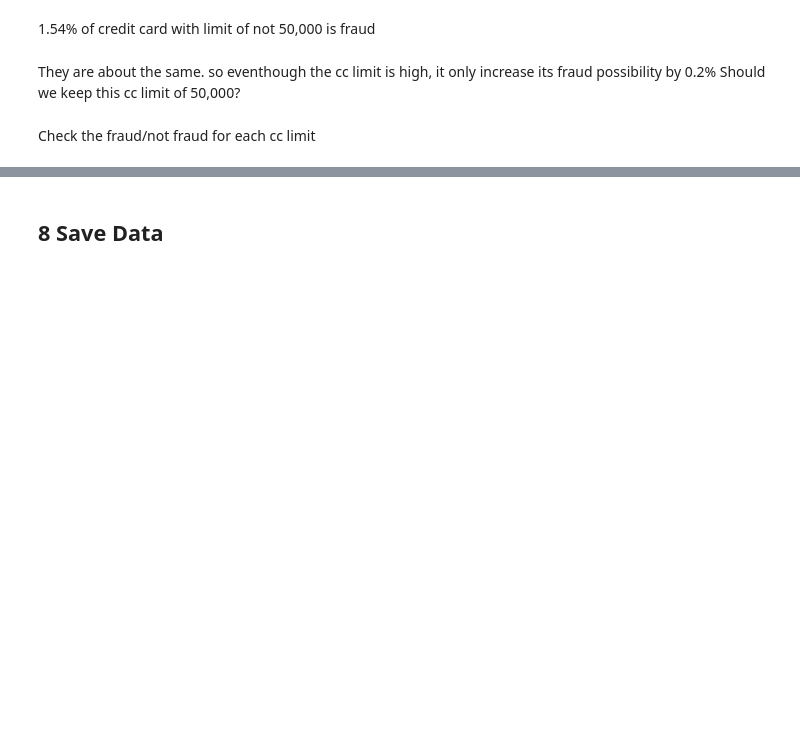
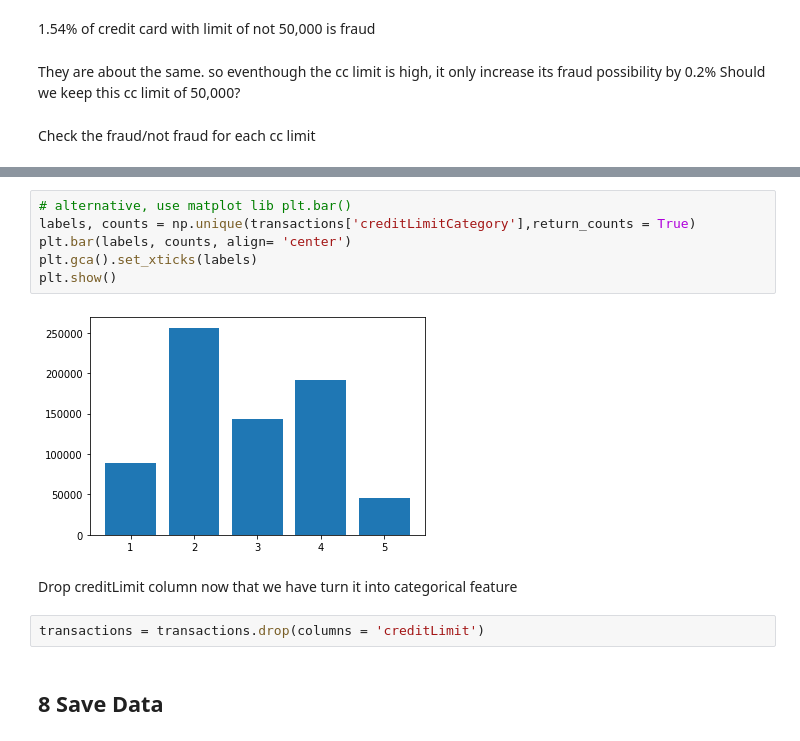
Before and after one commit to freecode23/creditCardFraud, a Jupyter notebook: Cleaning.ipynb, the cells around one changed output, grey strips where cells are left out. Drawn from its saved outputs; the diff is of its cells as text; blank space fills up the shorter version.

```diff
--- a/Cleaning.ipynb
+++ b/Cleaning.ipynb
@@ -637,2 +728,14 @@ plt.xlabel('cc limit $')
+# %%
+# alternative, use matplot lib plt.bar()
+labels, counts = np.unique(transactions['creditLimitCategory'],return_counts = True)
+plt.bar(labels, counts, align= 'center')
+plt.gca().set_xticks(labels)
+plt.show()
+# %% [output]
+[figure, added]
+# %% [markdown]
+Drop creditLimit column now that we have turn it into categorical feature
+# %%
+transactions = transactions.drop(columns = 'creditLimit')
 # %% [markdown]
 ## 8 Save Data<a id='8._Save'></a>
```
Also changed, not shown: parts of 51 cells of this notebook, 1 other file.
